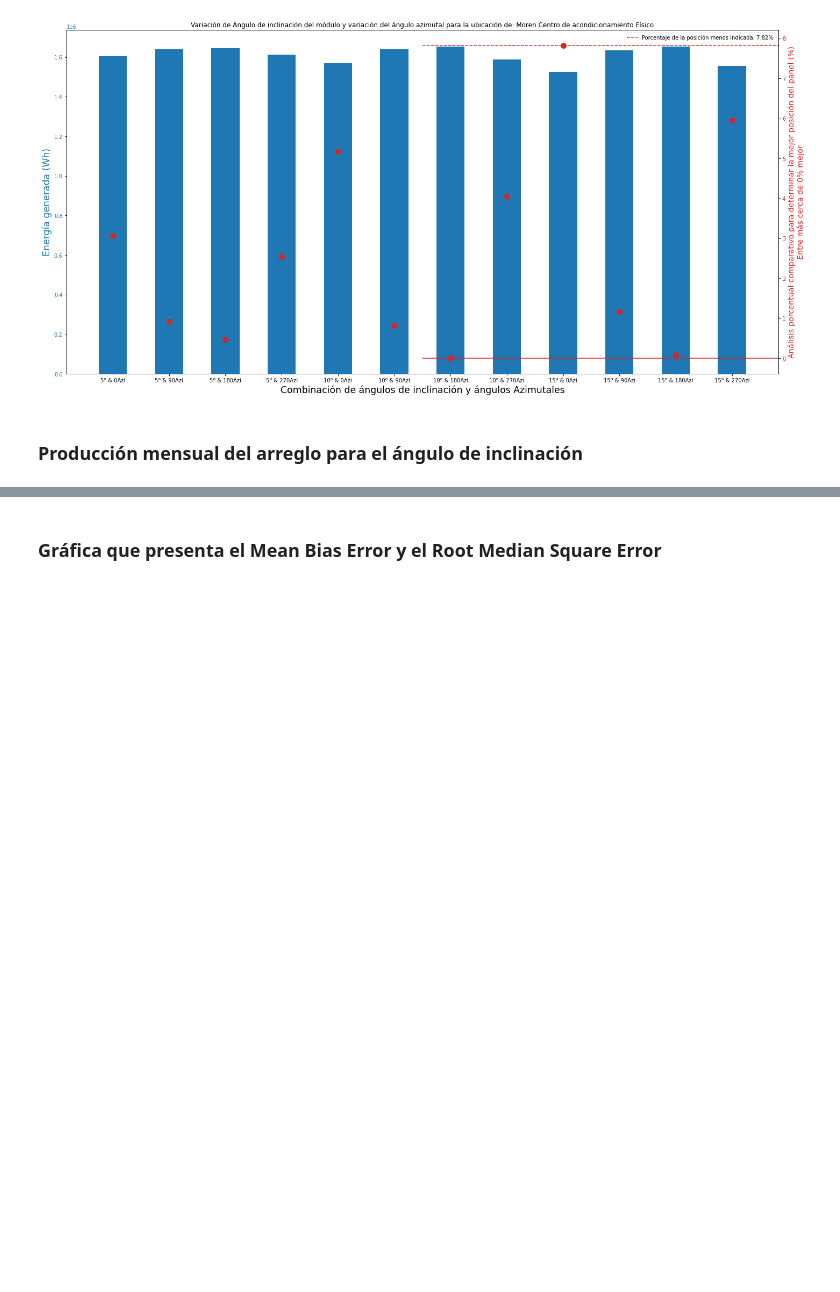
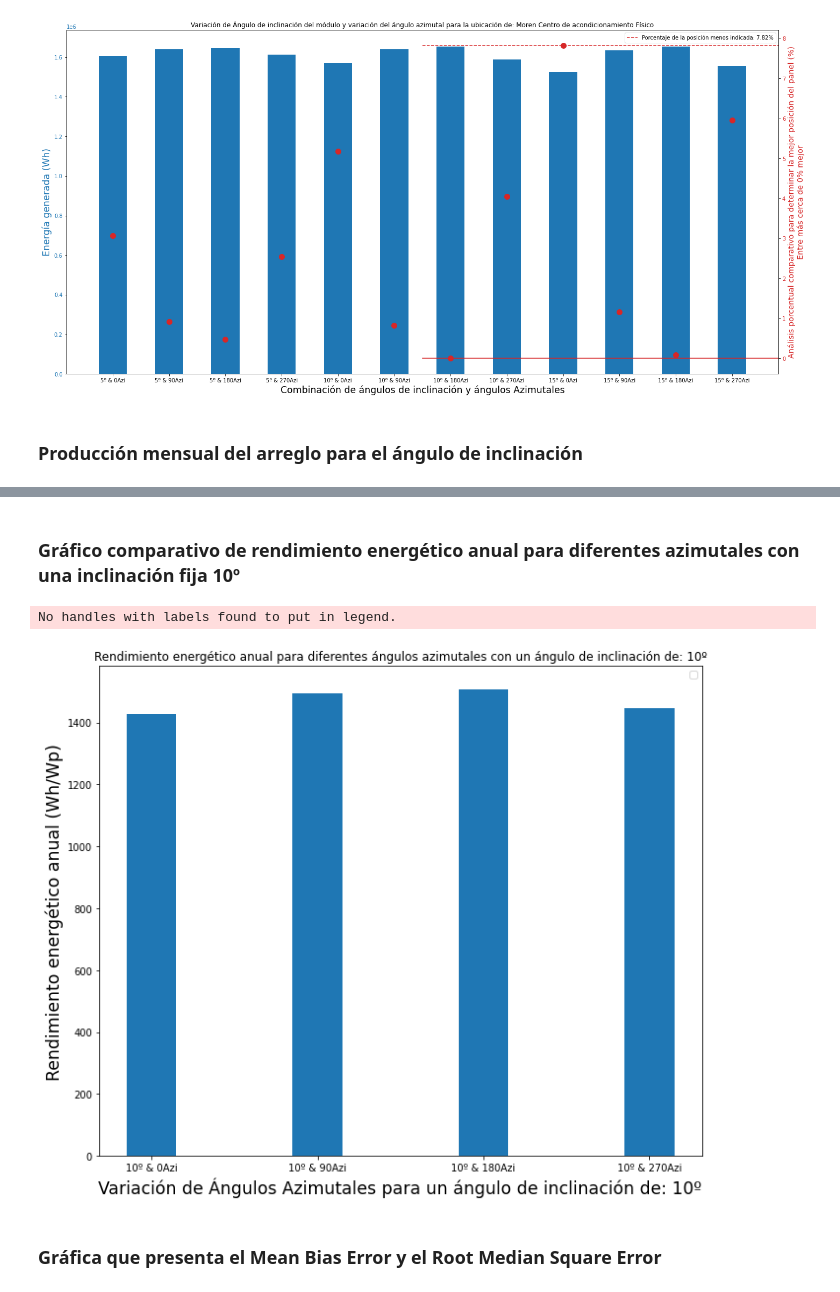
Before and after one commit to MGonzalez506/Dimensionamiento_PV, a Jupyter notebook: Simulación_y_Dimensionamiento.ipynb, the cells around one changed output, grey strips where cells are left out. Saved outputs shown, nothing was run; the diff lists cells and outputs as text; code cells hidden in the pictures; blank space fills up the shorter version.

```diff
--- a/Simulación_y_Dimensionamiento.ipynb
+++ b/Simulación_y_Dimensionamiento.ipynb
@@ -274,3 +276,31 @@ plt.show()
+# %% [markdown]
+### Gráfico comparativo de rendimiento energético anual para diferentes azimutales con una inclinación fija 10º
+# %%
+lista_de_rendimientos = {}
+lista_de_rendimientos['10º & 0Azi']=(energies['10º & 0Azi']/potencia_maxima_del_panel)
+lista_de_rendimientos['10º & 90Azi']=(energies['10º & 90Azi']/potencia_maxima_del_panel)
+lista_de_rendimientos['10º & 180Azi']=(energies['10º & 180Azi']/potencia_maxima_del_panel)
+lista_de_rendimientos['10º & 270Azi']=(energies['10º & 270Azi']/potencia_maxima_del_panel)
+lista_de_rendimientos = pd.Series(lista_de_rendimientos)
+rendimientos_labels = list(lista_de_rendimientos.keys())
+rendimientos_values = list(lista_de_rendimientos)
+
+width = 0.3
+
+fig, ax = plt.subplots(figsize=(10,8))
+rect1 = ax.bar(rendimientos_labels, rendimientos_values, width)
+
+ax.set_xlabel(('Variación de Ángulos Azimutales para un ángulo de inclinación de: ' + str(selected_tilt_angle) + 'º'), fontsize='xx-large')
+ax.set_ylabel('Rendimiento energético anual (Wh/Wp)', fontsize='xx-large')
+ax.set_title(('Rendimiento energético anual para diferentes ángulos azimutales con un ángulo de inclinación de: ' + str(selected_tilt_angle) + 'º'))
+#ax.set_xticks(x, lista_de_angulos)
+ax.legend()
+#ax.bar_label(rect1, paadding=3)
+fig.tight_layout()
+plt.show()
+# %% [output]
+No handles with labels found to put in legend.
+[figure, added]
 # %% [markdown]
 ### Gráfica que presenta el Mean Bias Error y el Root Median Square Error
 # %%
```
Also changed, not shown: parts of 6 cells of this notebook.
